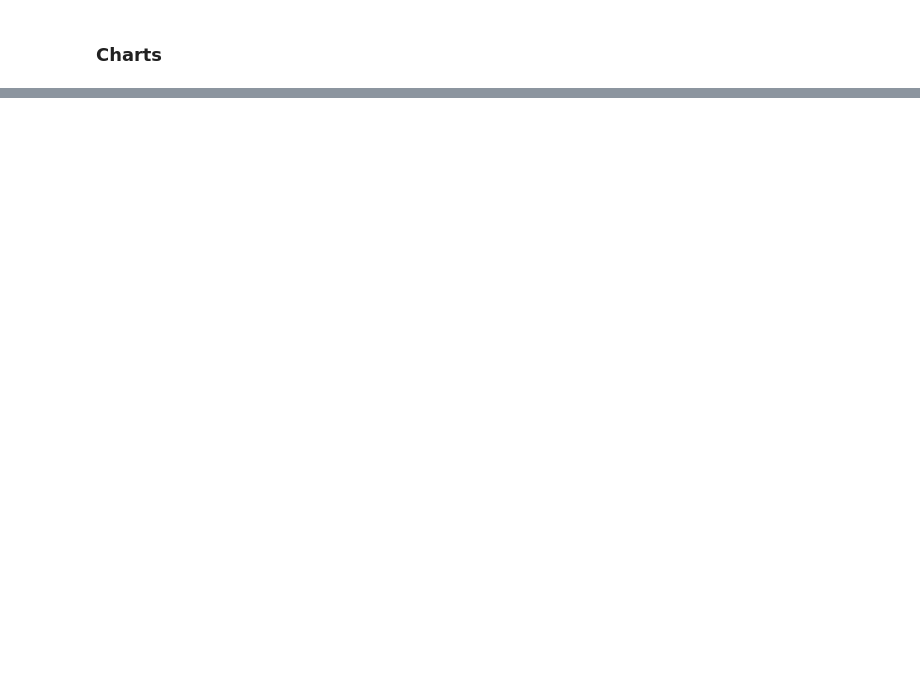
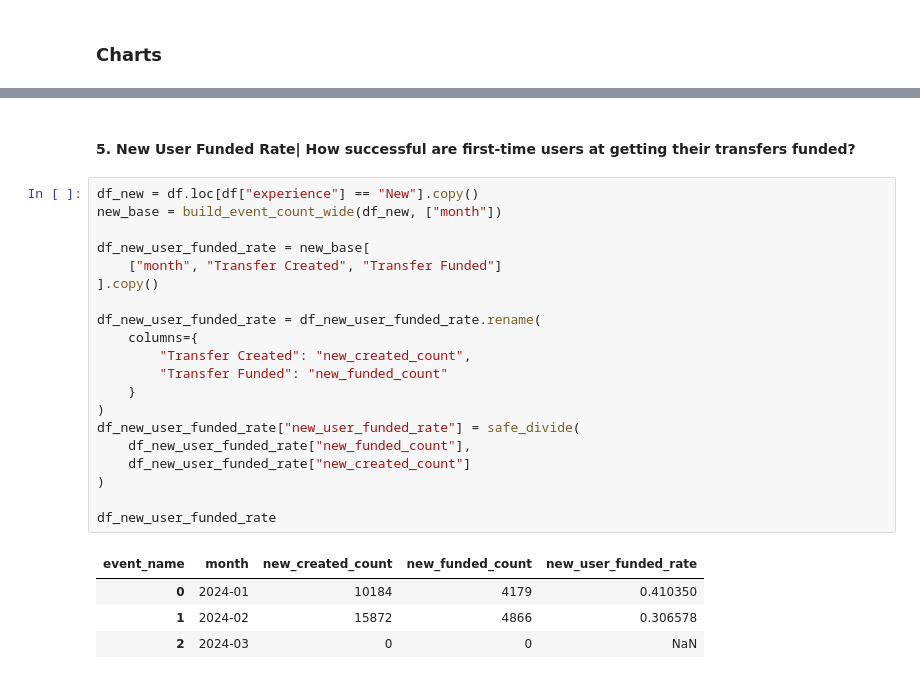
Before and after one commit to gutah/wise_case, a Jupyter notebook: code/exploratory_data_analysis.ipynb, the cells around one changed output, grey strips where cells are left out. Drawn from its saved outputs; the diff is of its cells as text; blank space fills up the shorter version.

```diff
--- a/code/exploratory_data_analysis.ipynb
+++ b/code/exploratory_data_analysis.ipynb
@@ -289,0 +302,27 @@ invalid value encountered in divide
+# %% [markdown]
+#### 5. New User Funded Rate| How successful are first-time users at getting their transfers funded?
+# %%
+df_new = df.loc[df["experience"] == "New"].copy()
+new_base = build_event_count_wide(df_new, ["month"])
+
+df_new_user_funded_rate = new_base[
+    ["month", "Transfer Created", "Transfer Funded"]
+].copy()
+
+df_new_user_funded_rate = df_new_user_funded_rate.rename(
+    columns={
+        "Transfer Created": "new_created_count",
+        "Transfer Funded": "new_funded_count"
+    }
+)
+df_new_user_funded_rate["new_user_funded_rate"] = safe_divide(
+    df_new_user_funded_rate["new_funded_count"],
+    df_new_user_funded_rate["new_created_count"]
+)
+
+df_new_user_funded_rate
+# %% [output]
+| event_name | month | new_created_count | new_funded_count | new_user_funded_rate |
+| 0 | 2024-01 | 10184 | 4179 | 0.410350 |
+| 1 | 2024-02 | 15872 | 4866 | 0.306578 |
+| 2 | 2024-03 | 0 | 0 | NaN |
```
Also changed, not shown: parts of 28 cells of this notebook.
